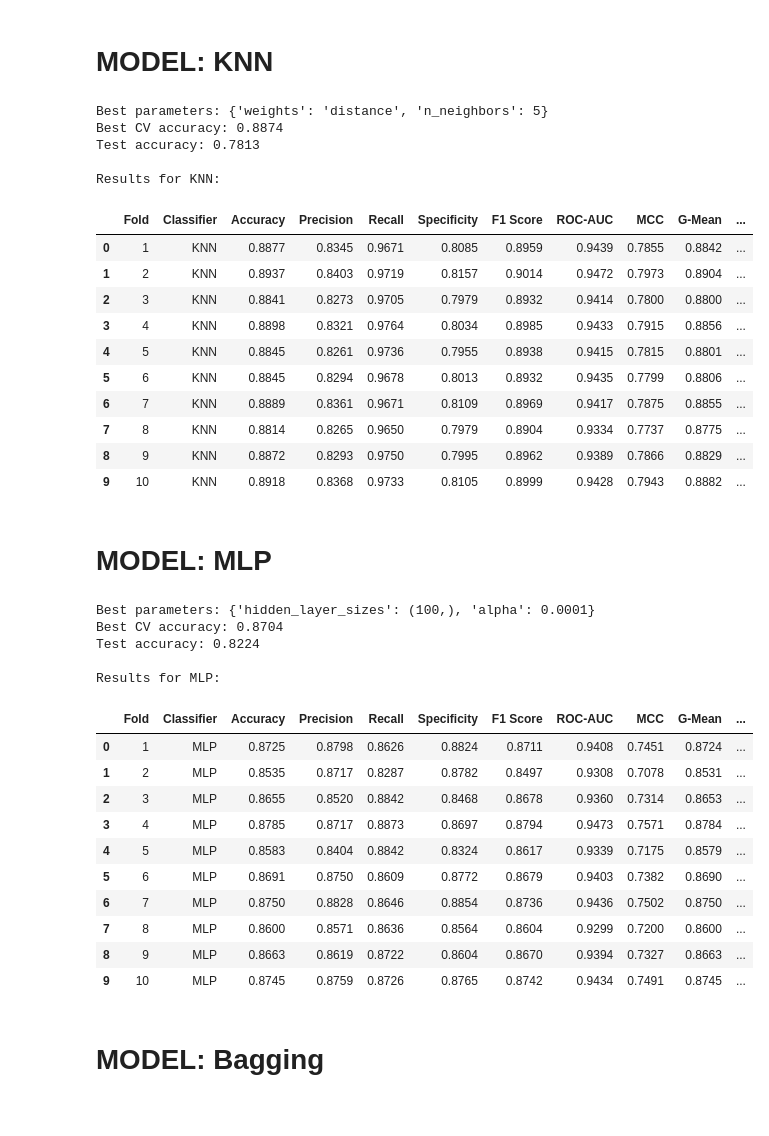
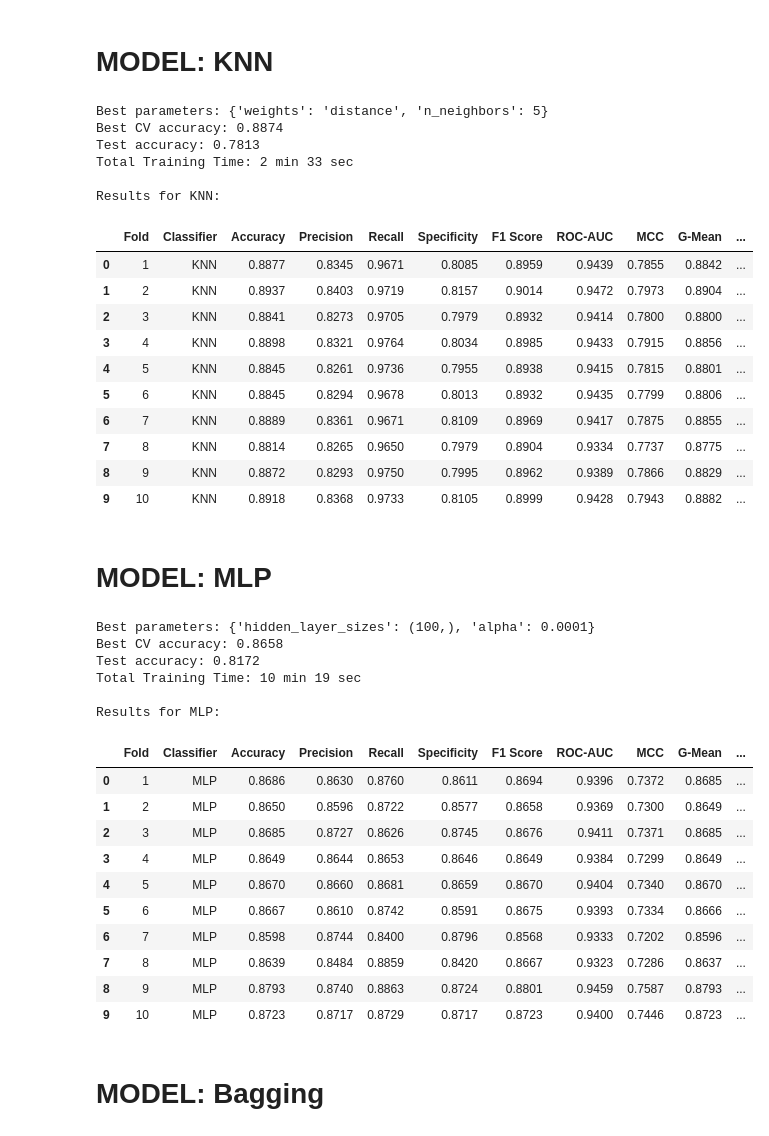
Before and after one commit to sap-tarshi-ghosh/Bank_Marketing_Project_Sk_Kamrej, a Jupyter notebook: Code/BMP_ADASYN.ipynb, the cells around one changed output. Saved outputs shown, nothing was run; the diff lists cells and outputs as text; code cells hidden in the pictures.

```diff
--- a/Code/BMP_ADASYN.ipynb
+++ b/Code/BMP_ADASYN.ipynb
@@ -126,6 +126,9 @@ def evaluate_model(name, best_model):
 
     df_results = pd.DataFrame(results)
 
+    # STORE RESULTS
+    all_results.append(df_results)
+
     print(f"\nResults for {name}:")
     display(df_results)
 # %% [markdown]
@@ -251,10 +276,14 @@ params = {
 }
 
 # Randomized Search
-search = RandomizedSearchCV(model, params, n_iter=20, cv=skf, scoring="accuracy", n_jobs=-1)
+search = RandomizedSearchCV(model, params, n_iter=10, cv=skf, scoring="accuracy", n_jobs=-1)
 
 # Train
+start_total = time.time()
+
 search.fit(X_train_ad, y_train_ad)
+
+total_training_time = time.time() - start_total
 
 best_model = search.best_estimator_
 
@@ -266,6 +295,12 @@ print("Best CV accuracy:", round(search.best_score_,4))
 y_pred = best_model.predict(X_test_scaled)
 print("Test accuracy:", round(accuracy_score(y_test, y_pred),4))
 
+# Training time
+mins = int(total_training_time // 60)
+secs = int(total_training_time % 60)
+
+print(f"Total Training Time: {mins} min {secs} sec")
+
 # Fold-wise evaluation
 evaluate_model("Random Forest", best_model)
 # %% [output]
@@ -303,10 +339,14 @@ params = {
 }
 
 # Randomized Search
-search = RandomizedSearchCV(model, params, n_iter=20, cv=skf, scoring="accuracy", n_jobs=-1)
+search = RandomizedSearchCV(model, params, n_iter=5, cv=skf, scoring="accuracy", n_jobs=-1)
 
 # Train
+start_total = time.time()
+
 search.fit(X_train_ad, y_train_ad)
+
+total_training_time = time.time() - start_total
 
 best_model = search.best_estimator_
 
@@ -318,6 +358,12 @@ print("Best CV accuracy:", round(search.best_score_,4))
 y_pred = best_model.predict(X_test_scaled)
 print("Test accuracy:", round(accuracy_score(y_test, y_pred),4))
 
+# Training time
+mins = int(total_training_time // 60)
+secs = int(total_training_time % 60)
+
+print(f"Total Training Time: {mins} min {secs} sec")
+
 # Fold-wise evaluation
 evaluate_model("Gradient Boosting", best_model)
 # %% [output]
@@ -570,7 +661,11 @@ params = {
 search = RandomizedSearchCV(model, params, n_iter=20, cv=skf, scoring="accuracy", n_jobs=-1)
 
 # Train
+start_total = time.time()
+
 search.fit(X_train_ad, y_train_ad)
+
+total_training_time = time.time() - start_total
 
 best_model = search.best_estimator_
 
@@ -582,12 +677,19 @@ print("Best CV accuracy:", round(search.best_score_,4))
 y_pred = best_model.predict(X_test_scaled)
 print("Test accuracy:", round(accuracy_score(y_test, y_pred),4))
 
+# Training time
+mins = int(total_training_time // 60)
+secs = int(total_training_time % 60)
+
+print(f"Total Training Time: {mins} min {secs} sec")
+
 # Fold-wise evaluation
 evaluate_model("KNN", best_model)
 # %% [output]
 Best parameters: {'weights': 'distance', 'n_neighbors': 5}
 Best CV accuracy: 0.8874
 Test accuracy: 0.7813
+Total Training Time: 2 min 33 sec
 
 Results for KNN:
 |  | Fold | Classifier | Accuracy | Precision | Recall | Specificity | F1 Score | ROC-AUC | MCC | G-Mean | ... |
@@ -614,45 +716,56 @@ model = MLPClassifier(max_iter=100, early_stopping=True)
 
 # Parameter grid
 params = {
     "hidden_layer_sizes":[(50,), (100,)],
     "alpha":[0.0001,0.001]
 }
 
 # Randomized Search
 search = RandomizedSearchCV(model, params, n_iter=20, cv=skf, scoring="accuracy", n_jobs=-1)
 
 # Train
+start_total = time.time()
+
 search.fit(X_train_ad, y_train_ad)
+
+total_training_time = time.time() - start_total
 
 best_model = search.best_estimator_
 
 # Output
 print("Best parameters:", search.best_params_)
 print("Best CV accuracy:", round(search.best_score_,4))
 
 # Test accuracy
 y_pred = best_model.predict(X_test_scaled)
 print("Test accuracy:", round(accuracy_score(y_test, y_pred),4))
 
+# Training time
+mins = int(total_training_time // 60)
+secs = int(total_training_time % 60)
+
+print(f"Total Training Time: {mins} min {secs} sec")
+
 # Fold-wise evaluation
 evaluate_model("MLP", best_model)
 # %% [output]
 Best parameters: {'hidden_layer_sizes': (100,), 'alpha': 0.0001}
-Best CV accuracy: 0.8704
-Test accuracy: 0.8224
+Best CV accuracy: 0.8658
+Test accuracy: 0.8172
+Total Training Time: 10 min 19 sec
 
 Results for MLP:
 |  | Fold | Classifier | Accuracy | Precision | Recall | Specificity | F1 Score | ROC-AUC | MCC | G-Mean | ... |
-| 0 | 1 | MLP | 0.8725 | 0.8798 | 0.8626 | 0.8824 | 0.8711 | 0.9408 | 0.7451 | 0.8724 | ... |
-| 1 | 2 | MLP | 0.8535 | 0.8717 | 0.8287 | 0.8782 | 0.8497 | 0.9308 | 0.7078 | 0.8531 | ... |
-| 2 | 3 | MLP | 0.8655 | 0.8520 | 0.8842 | 0.8468 | 0.8678 | 0.9360 | 0.7314 | 0.8653 | ... |
-| 3 | 4 | MLP | 0.8785 | 0.8717 | 0.8873 | 0.8697 | 0.8794 | 0.9473 | 0.7571 | 0.8784 | ... |
-| 4 | 5 | MLP | 0.8583 | 0.8404 | 0.8842 | 0.8324 | 0.8617 | 0.9339 | 0.7175 | 0.8579 | ... |
-| 5 | 6 | MLP | 0.8691 | 0.8750 | 0.8609 | 0.8772 | 0.8679 | 0.9403 | 0.7382 | 0.8690 | ... |
-| 6 | 7 | MLP | 0.8750 | 0.8828 | 0.8646 | 0.8854 | 0.8736 | 0.9436 | 0.7502 | 0.8750 | ... |
-| 7 | 8 | MLP | 0.8600 | 0.8571 | 0.8636 | 0.8564 | 0.8604 | 0.9299 | 0.7200 | 0.8600 | ... |
-| 8 | 9 | MLP | 0.8663 | 0.8619 | 0.8722 | 0.8604 | 0.8670 | 0.9394 | 0.7327 | 0.8663 | ... |
-| 9 | 10 | MLP | 0.8745 | 0.8759 | 0.8726 | 0.8765 | 0.8742 | 0.9434 | 0.7491 | 0.8745 | ... |
+| 0 | 1 | MLP | 0.8686 | 0.8630 | 0.8760 | 0.8611 | 0.8694 | 0.9396 | 0.7372 | 0.8685 | ... |
+| 1 | 2 | MLP | 0.8650 | 0.8596 | 0.8722 | 0.8577 | 0.8658 | 0.9369 | 0.7300 | 0.8649 | ... |
+| 2 | 3 | MLP | 0.8685 | 0.8727 | 0.8626 | 0.8745 | 0.8676 | 0.9411 | 0.7371 | 0.8685 | ... |
+| 3 | 4 | MLP | 0.8649 | 0.8644 | 0.8653 | 0.8646 | 0.8649 | 0.9384 | 0.7299 | 0.8649 | ... |
+| 4 | 5 | MLP | 0.8670 | 0.8660 | 0.8681 | 0.8659 | 0.8670 | 0.9404 | 0.7340 | 0.8670 | ... |
+| 5 | 6 | MLP | 0.8667 | 0.8610 | 0.8742 | 0.8591 | 0.8675 | 0.9393 | 0.7334 | 0.8666 | ... |
+| 6 | 7 | MLP | 0.8598 | 0.8744 | 0.8400 | 0.8796 | 0.8568 | 0.9333 | 0.7202 | 0.8596 | ... |
+| 7 | 8 | MLP | 0.8639 | 0.8484 | 0.8859 | 0.8420 | 0.8667 | 0.9323 | 0.7286 | 0.8637 | ... |
+| 8 | 9 | MLP | 0.8793 | 0.8740 | 0.8863 | 0.8724 | 0.8801 | 0.9459 | 0.7587 | 0.8793 | ... |
+| 9 | 10 | MLP | 0.8723 | 0.8717 | 0.8729 | 0.8717 | 0.8723 | 0.9400 | 0.7446 | 0.8723 | ... |
 # %% [markdown]
 # MODEL: Bagging
 # %%
```
Also changed, not shown: parts of 15 cells of this notebook.
